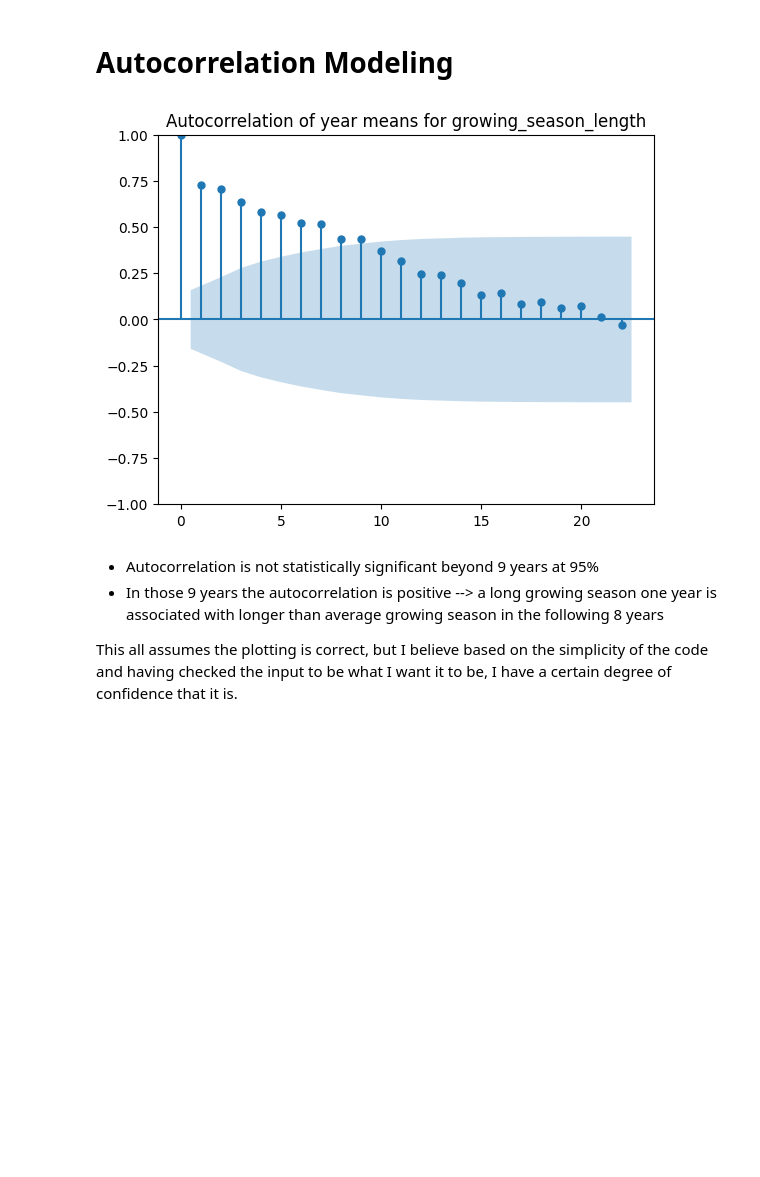
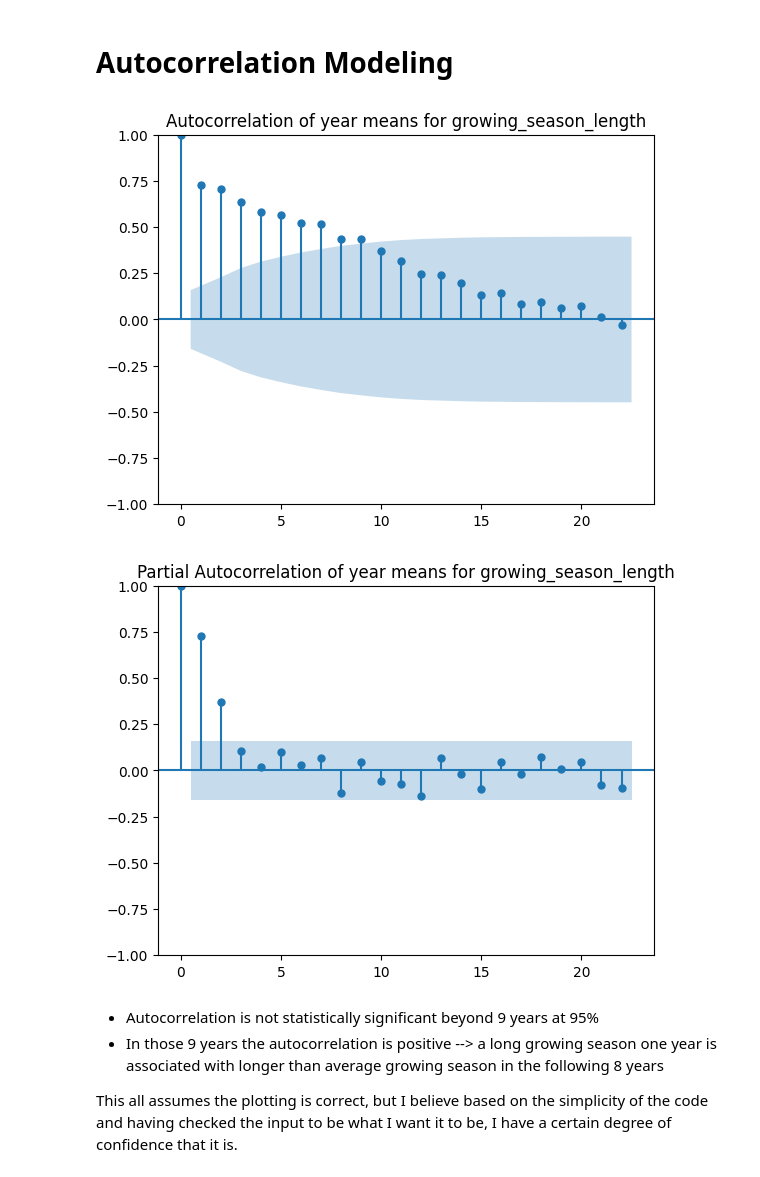
Before and after one commit to samjbaugh/reu26, a Jupyter notebook: Temporal_Autocorrelation.ipynb, the cells around one changed output. Drawn from its saved outputs; the diff is of its cells as text; code cells hidden in the pictures; blank space fills up the shorter version.

```diff
--- a/Temporal_Autocorrelation.ipynb
+++ b/Temporal_Autocorrelation.ipynb
@@ -132,16 +133,25 @@ from statsmodels.graphics.tsaplots import plot_acf
 # %%
 def temp_ac_plot(data_set, data_division, variable):
     df = data_set
     grouped_data = df.groupby(data_division)[variable].agg('mean')
     plot_acf(grouped_data)
     plt.title(f'Autocorrelation of {data_division} means for {variable}')
     plt.show()
 
-#pa_gs_date_limited = pa_gs[pa_gs['year'].between(1905, 1965)]
+def partial_temp_ac_plot(data_set, data_division, variable):
+    df = data_set
+    grouped_data = df.groupby(data_division)[variable].agg('mean')
+    plot_pacf(grouped_data)
+    plt.title(f'Partial Autocorrelation of {data_division} means for {variable}')
+    plt.show()
+
+#pa_gs_date_limited = pa_gs[pa_gs['year'].between(1965, 1995)]
 #pa_gs_date_limited = pa_gs[pa_gs['year'] > 1965]
 temp_ac_plot(pa_gs, 'year', 'growing_season_length')
+partial_temp_ac_plot(pa_gs, 'year', 'growing_season_length')
 # %% [output]
 [figure]
+[figure, added]
 # %% [markdown]
 * Autocorrelation is not statistically significant beyond 9 years at 95%
 * In those 9 years the autocorrelation is positive --> a long growing season one year is associated with longer than average growing season in the following 8 years
```
Also changed, not shown: parts of 5 cells of this notebook, 8 other files.
